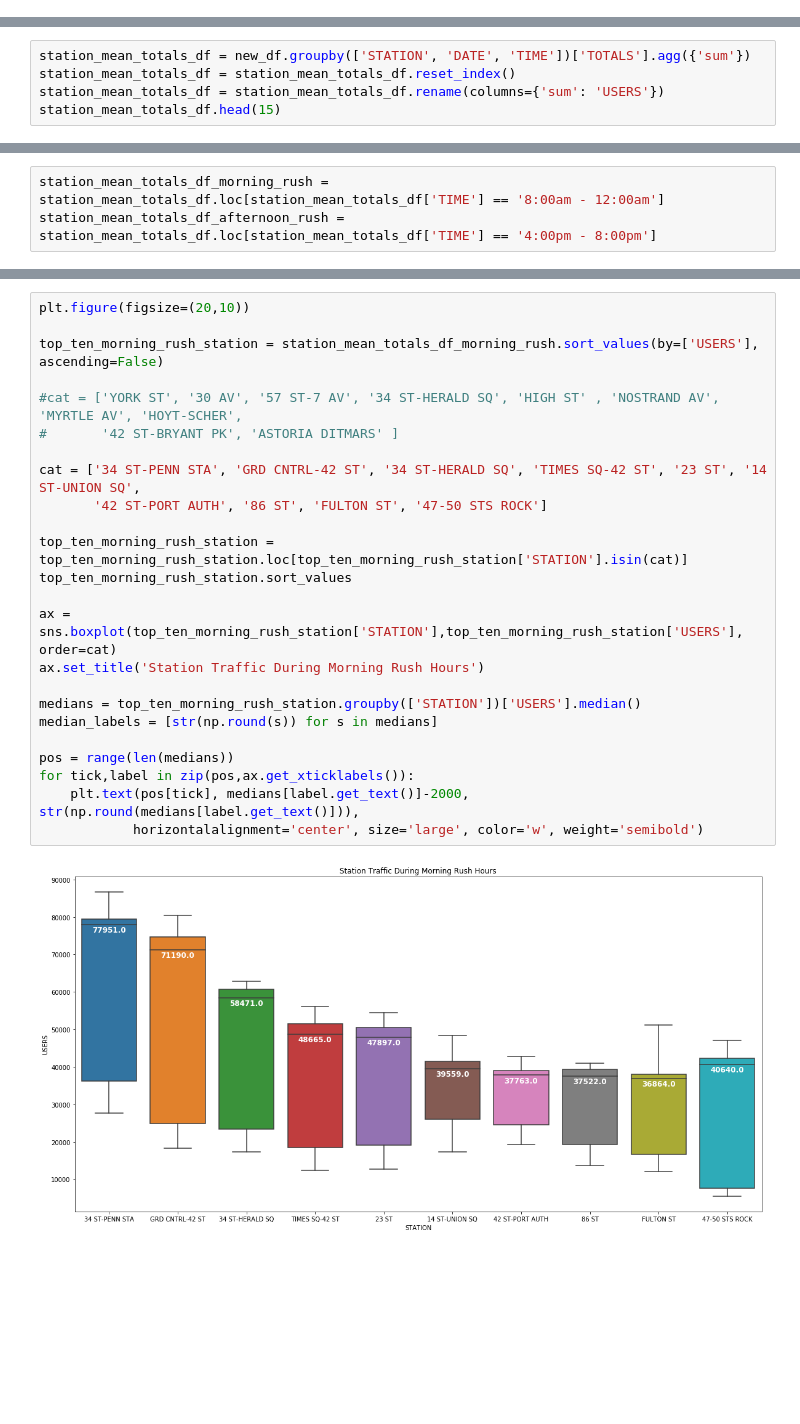
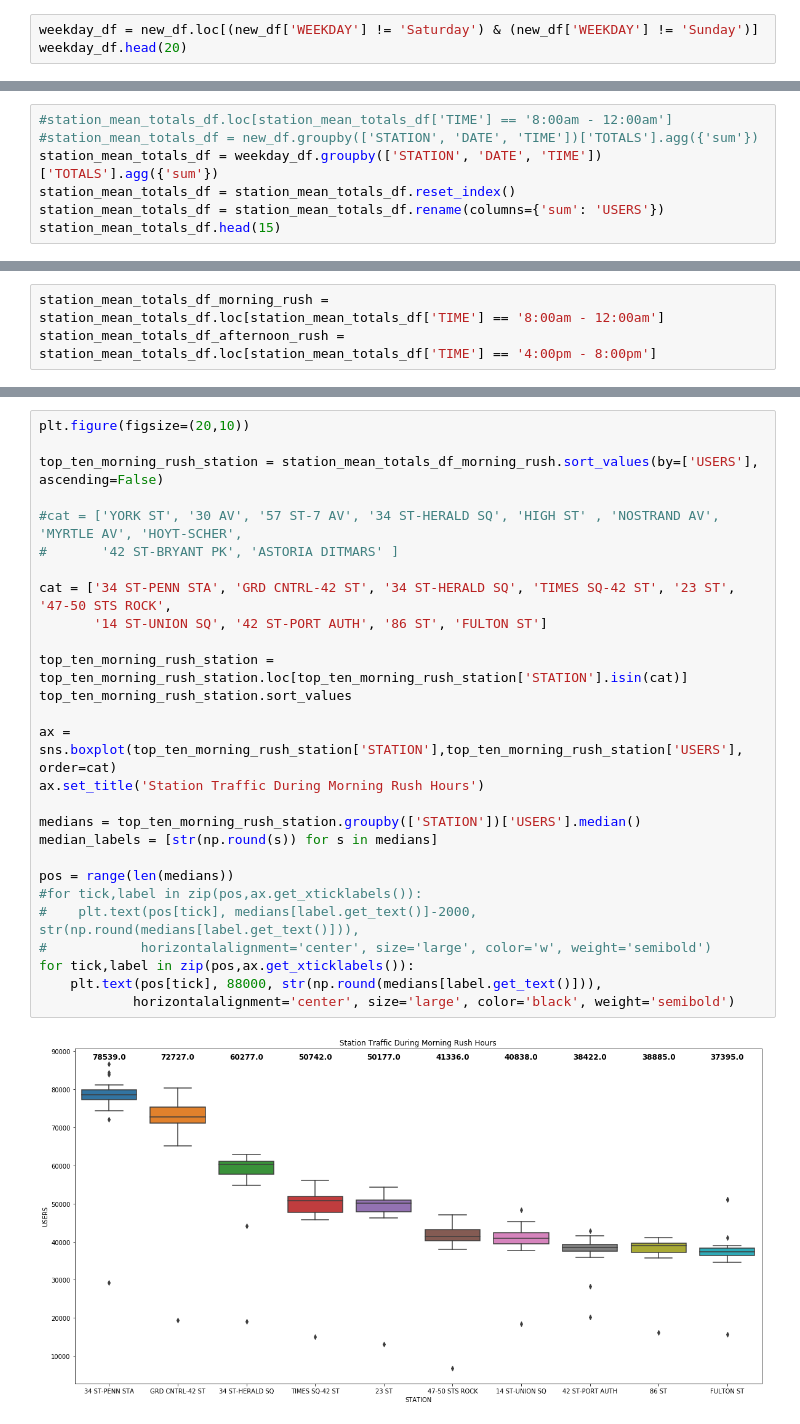
Before and after one commit to jporcaro1771/Gala_Project, a Jupyter notebook: Clean Turnstile Totals.ipynb, the cells around one changed output, grey strips where cells are left out. Drawn from its saved outputs; the diff is of its cells as text; blank space fills up the shorter version.

Commit message:
modify box plots to exclude weekends

```diff
--- a/Clean Turnstile Totals.ipynb
+++ b/Clean Turnstile Totals.ipynb
@@ -457,3 +457,6 @@ plt.legend(['Morning Rush Hour', 'Afternoon Rush Hour'], shadow = True, loc = 0)
 # %% [output]
 <matplotlib.legend.Legend at 0x...>
 [figure]
+# %%
+weekday_df = new_df.loc[(new_df['WEEKDAY'] != 'Saturday') & (new_df['WEEKDAY'] != 'Sunday')]
+weekday_df.head(20)
@@ -460,5 +481,7 @@ plt.legend(['Morning Rush Hour', 'Afternoon Rush Hour'], shadow = True, loc = 0)
 # %%
-station_mean_totals_df = new_df.groupby(['STATION', 'DATE', 'TIME'])['TOTALS'].agg({'sum'})
+#station_mean_totals_df.loc[station_mean_totals_df['TIME'] == '8:00am - 12:00am']
+#station_mean_totals_df = new_df.groupby(['STATION', 'DATE', 'TIME'])['TOTALS'].agg({'sum'})
+station_mean_totals_df = weekday_df.groupby(['STATION', 'DATE', 'TIME'])['TOTALS'].agg({'sum'})
 station_mean_totals_df = station_mean_totals_df.reset_index()
 station_mean_totals_df = station_mean_totals_df.rename(columns={'sum': 'USERS'})
 station_mean_totals_df.head(15)
@@ -536,29 +559,32 @@ for i, v in enumerate(top_ten_morning_rush_station['mean']):
 # %%
 plt.figure(figsize=(20,10))
 
 top_ten_morning_rush_station = station_mean_totals_df_morning_rush.sort_values(by=['USERS'], ascending=False)
 
 #cat = ['YORK ST', '30 AV', '57 ST-7 AV', '34 ST-HERALD SQ', 'HIGH ST' , 'NOSTRAND AV', 'MYRTLE AV', 'HOYT-SCHER',
 #       '42 ST-BRYANT PK', 'ASTORIA DITMARS' ]
 
-cat = ['34 ST-PENN STA', 'GRD CNTRL-42 ST', '34 ST-HERALD SQ', 'TIMES SQ-42 ST', '23 ST', '14 ST-UNION SQ',
-       '42 ST-PORT AUTH', '86 ST', 'FULTON ST', '47-50 STS ROCK']
+cat = ['34 ST-PENN STA', 'GRD CNTRL-42 ST', '34 ST-HERALD SQ', 'TIMES SQ-42 ST', '23 ST', '47-50 STS ROCK',
+       '14 ST-UNION SQ', '42 ST-PORT AUTH', '86 ST', 'FULTON ST']
 
 top_ten_morning_rush_station = top_ten_morning_rush_station.loc[top_ten_morning_rush_station['STATION'].isin(cat)]
 top_ten_morning_rush_station.sort_values
 
 ax = sns.boxplot(top_ten_morning_rush_station['STATION'],top_ten_morning_rush_station['USERS'], order=cat)
 ax.set_title('Station Traffic During Morning Rush Hours')
 
 medians = top_ten_morning_rush_station.groupby(['STATION'])['USERS'].median()
 median_labels = [str(np.round(s)) for s in medians]
 
 pos = range(len(medians))
+#for tick,label in zip(pos,ax.get_xticklabels()):
+#    plt.text(pos[tick], medians[label.get_text()]-2000, str(np.round(medians[label.get_text()])),
+#            horizontalalignment='center', size='large', color='w', weight='semibold')
 for tick,label in zip(pos,ax.get_xticklabels()):
-    plt.text(pos[tick], medians[label.get_text()]-2000, str(np.round(medians[label.get_text()])),
-            horizontalalignment='center', size='large', color='w', weight='semibold')
+    plt.text(pos[tick], 88000, str(np.round(medians[label.get_text()])),
+            horizontalalignment='center', size='large', color='black', weight='semibold')
 # %% [output]
-[figure, old version]
+[figure, new version]
 # %%
 plt.figure(figsize=(10,10))
 top_ten_afternoon_rush_station = top_station_means_afternoon_rush_df[0:10]
```
Also changed, not shown: parts of 7 cells of this notebook.
